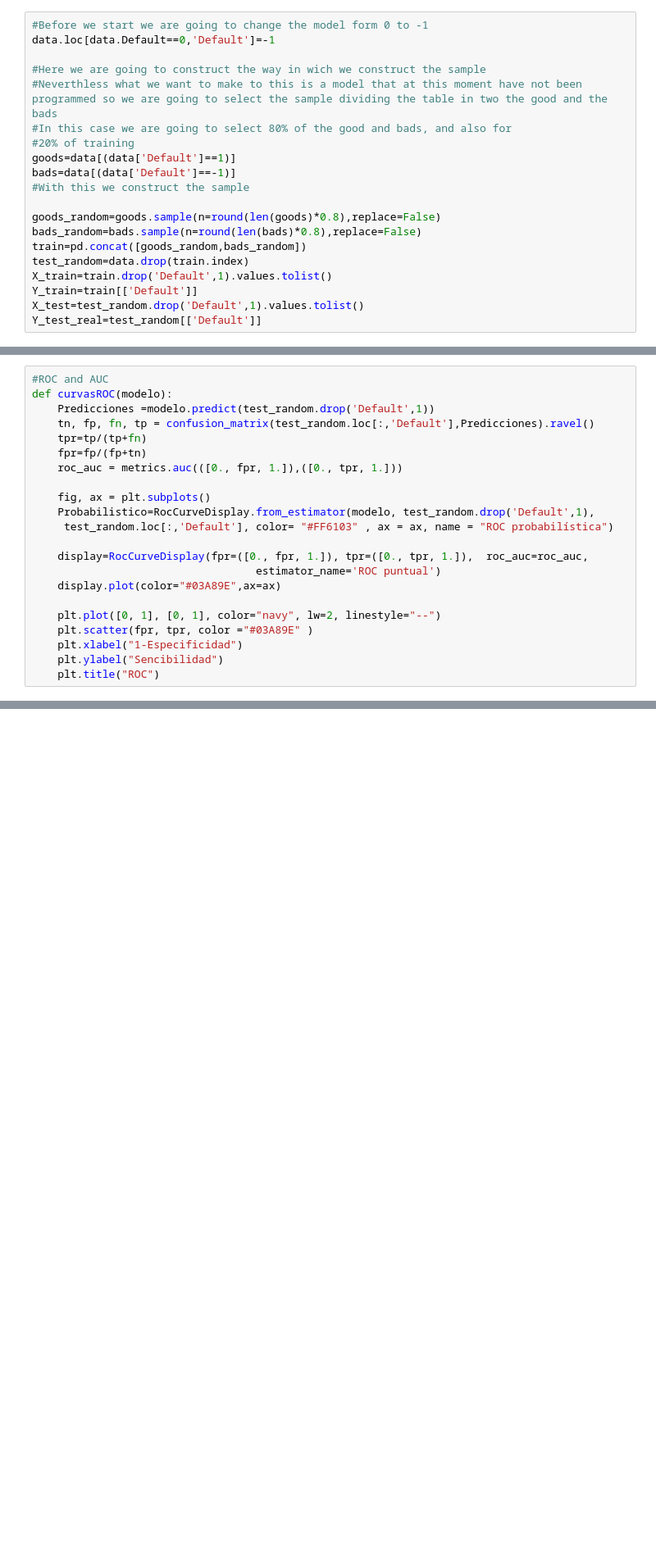
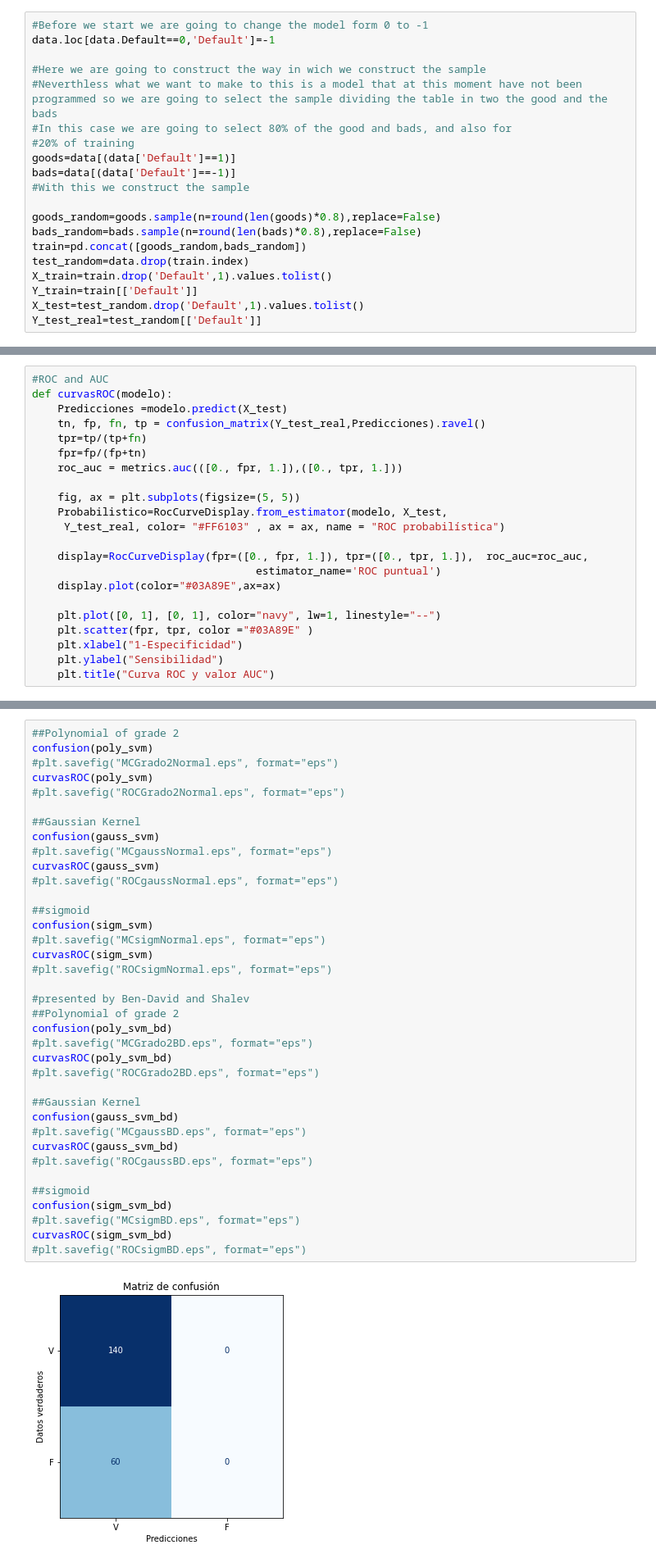
Before and after one commit to Afr063426/Proyecto_Est_Act_II, a Jupyter notebook: codigo.ipynb, the cells around one changed output, grey strips where cells are left out. Shown: that part at 82% size. Drawn from its saved outputs; the diff is of its cells as text; blank space fills up the shorter version.

```diff
--- a/codigo.ipynb
+++ b/codigo.ipynb
@@ -167,22 +220,22 @@ def confusion(modelo):
 # %%
 #ROC and AUC
 def curvasROC(modelo):
-    Predicciones =modelo.predict(test_random.drop('Default',1))
-    tn, fp, fn, tp = confusion_matrix(test_random.loc[:,'Default'],Predicciones).ravel()
+    Predicciones =modelo.predict(X_test)
+    tn, fp, fn, tp = confusion_matrix(Y_test_real,Predicciones).ravel()
     tpr=tp/(tp+fn)
     fpr=fp/(fp+tn)
     roc_auc = metrics.auc(([0., fpr, 1.]),([0., tpr, 1.]))
 
-    fig, ax = plt.subplots()
-    Probabilistico=RocCurveDisplay.from_estimator(modelo, test_random.drop('Default',1),
-     test_random.loc[:,'Default'], color= "#FF6103" , ax = ax, name = "ROC probabilística")
+    fig, ax = plt.subplots(figsize=(5, 5))
+    Probabilistico=RocCurveDisplay.from_estimator(modelo, X_test,
+     Y_test_real, color= "#FF6103" , ax = ax, name = "ROC probabilística")
 
     display=RocCurveDisplay(fpr=([0., fpr, 1.]), tpr=([0., tpr, 1.]),  roc_auc=roc_auc,
                                    estimator_name='ROC puntual')
     display.plot(color="#03A89E",ax=ax)
 
-    plt.plot([0, 1], [0, 1], color="navy", lw=2, linestyle="--")
+    plt.plot([0, 1], [0, 1], color="navy", lw=1, linestyle="--")
     plt.scatter(fpr, tpr, color ="#03A89E" )
     plt.xlabel("1-Especificidad")
-    plt.ylabel("Sencibilidad")
-    plt.title("ROC")
+    plt.ylabel("Sensibilidad")
+    plt.title("Curva ROC y valor AUC")
@@ -191,0 +242,39 @@ curvasROC(gauss_svm)
+# %%
+##Polynomial of grade 2
+confusion(poly_svm)
+#plt.savefig("MCGrado2Normal.eps", format="eps")
+curvasROC(poly_svm)
+#plt.savefig("ROCGrado2Normal.eps", format="eps")
+
+##Gaussian Kernel
+confusion(gauss_svm)
+#plt.savefig("MCgaussNormal.eps", format="eps")
+curvasROC(gauss_svm)
+#plt.savefig("ROCgaussNormal.eps", format="eps")
+
+##sigmoid
+confusion(sigm_svm)
+#plt.savefig("MCsigmNormal.eps", format="eps")
+curvasROC(sigm_svm)
+#plt.savefig("ROCsigmNormal.eps", format="eps")
+
+#presented by Ben-David and Shalev
+##Polynomial of grade 2
+confusion(poly_svm_bd)
+#plt.savefig("MCGrado2BD.eps", format="eps")
+curvasROC(poly_svm_bd)
+#plt.savefig("ROCGrado2BD.eps", format="eps")
+
+##Gaussian Kernel
+confusion(gauss_svm_bd)
+#plt.savefig("MCgaussBD.eps", format="eps")
+curvasROC(gauss_svm_bd)
+#plt.savefig("ROCgaussBD.eps", format="eps")
+
+##sigmoid
+confusion(sigm_svm_bd)
+#plt.savefig("MCsigmBD.eps", format="eps")
+curvasROC(sigm_svm_bd)
+#plt.savefig("ROCsigmBD.eps", format="eps")
+# %% [output]
+[figure, added]
```
Also changed, not shown: parts of 9 cells of this notebook, 13 other files.
